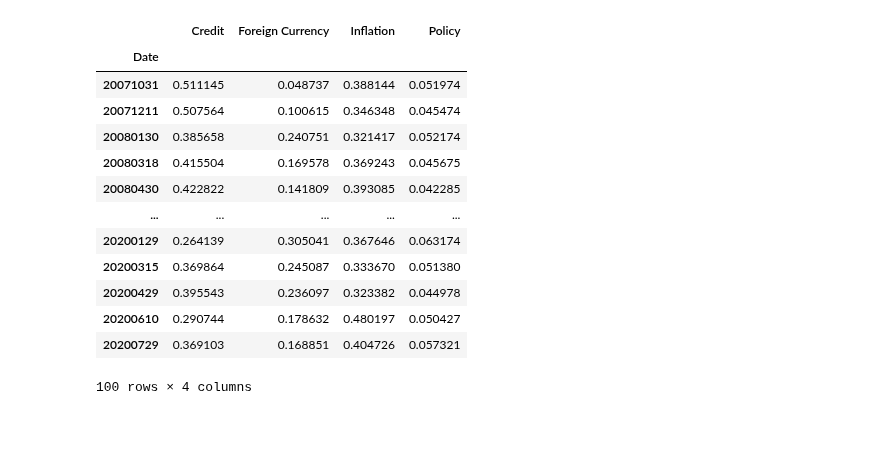
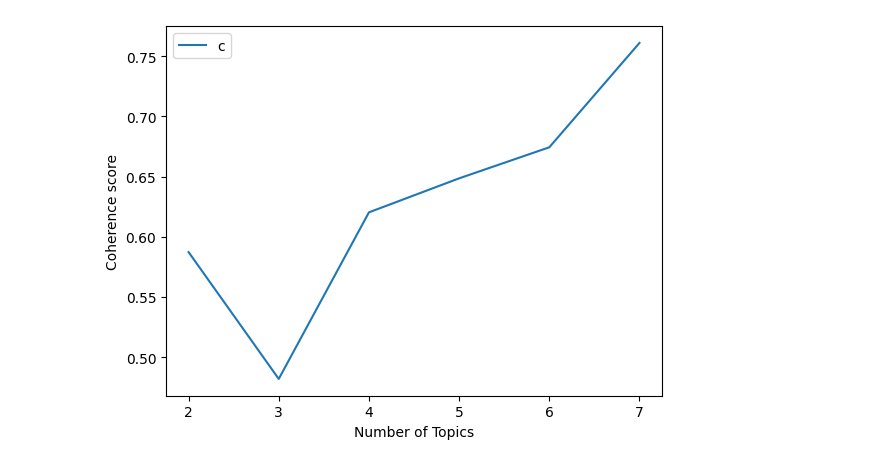
Before and after one commit to rezu98/colab, a Jupyter notebook: STM by LDA.ipynb, the cells around one changed output. Drawn from its saved outputs; the diff is of its cells as text; code cells hidden in the pictures; blank space fills up the shorter version.

```diff
--- a/STM by LDA.ipynb
+++ b/STM by LDA.ipynb
@@ -369,7 +371,7 @@ trans_TFIDF = TFIDF[corpus] # Apply TF-IDF model
 ### SET UP LDA MODEL ###
 
 SEED = 130 # Set random seed
-NUM_topics = 4 # Set number of topics
+NUM_topics = 6 # Set number of topics
 ALPHA = 0.15 # Set alpha
 ETA = 1.25 # Set eta
 
@@ -473,20 +479,3 @@ Name: Inflation, Length: 100, dtype: float64
-# %%
-TopixAggDF
-# %% [output]
-|  | Credit | Foreign Currency | Inflation | Policy |
-| Date |  |  |  |  |
-| 20071031 | 0.511145 | 0.048737 | 0.388144 | 0.051974 |
-| 20071211 | 0.507564 | 0.100615 | 0.346348 | 0.045474 |
-| 20080130 | 0.385658 | 0.240751 | 0.321417 | 0.052174 |
-| 20080318 | 0.415504 | 0.169578 | 0.369243 | 0.045675 |
-| 20080430 | 0.422822 | 0.141809 | 0.393085 | 0.042285 |
-| ... | ... | ... | ... | ... |
-| 20200129 | 0.264139 | 0.305041 | 0.367646 | 0.063174 |
-| 20200315 | 0.369864 | 0.245087 | 0.333670 | 0.051380 |
-| 20200429 | 0.395543 | 0.236097 | 0.323382 | 0.044978 |
-| 20200610 | 0.290744 | 0.178632 | 0.480197 | 0.050427 |
-| 20200729 | 0.369103 | 0.168851 | 0.404726 | 0.057321 |
-100 rows × 4 columns
 # %%
 ### PRINT TOPIC WORD CLOUDS ###
 
@@ -577,22 +566,24 @@ plt.show()
 # %%
 # Coherence values for varying number of topics
 def compute_coherence_values_TOPICS(corpus, dictionary, alpha, seed, eta, texts, start, limit, step):
     coherence_values = []
     model_list = []
     for num_topics in range(start, limit, step):
         model = gensim.models.LdaMulticore(corpus=corpus, id2word=dictionary, alpha=alpha, num_topics=num_topics, random_state=seed, eta=eta, passes=100)
         model_list.append(model)
         coherencemodel = gensim.models.CoherenceModel(model=model, texts=texts, dictionary=dictionary, coherence='c_v')
         coherence_values.append(coherencemodel.get_coherence())
     return model_list, coherence_values
 
-model_list, coherence_values = compute_coherence_values_TOPICS(corpus=trans_TFIDF, dictionary=ID2word, alpha=ALPHA, seed=SEED, eta=ETA, texts=FOMCMinutes, start=2, limit=11, step=1)
+model_list, coherence_values = compute_coherence_values_TOPICS(corpus=trans_TFIDF, dictionary=ID2word, alpha=ALPHA, seed=SEED, eta=ETA, texts=FOMCMinutes, start=2, limit=8, step=1)
 
 # Plot graph of coherence values by varying number of topics
-limit=11; start=2; step=1;
+limit=8; start=2; step=1;
 x = range(start, limit, step)
 plt.plot(x, coherence_values)
 plt.xlabel("Number of Topics")
 plt.ylabel("Coherence score")
 plt.legend(("coherence"), loc='best')
 plt.show()
+# %% [output]
+[figure, added]
```
Also changed, not shown: parts of 9 cells of this notebook.
